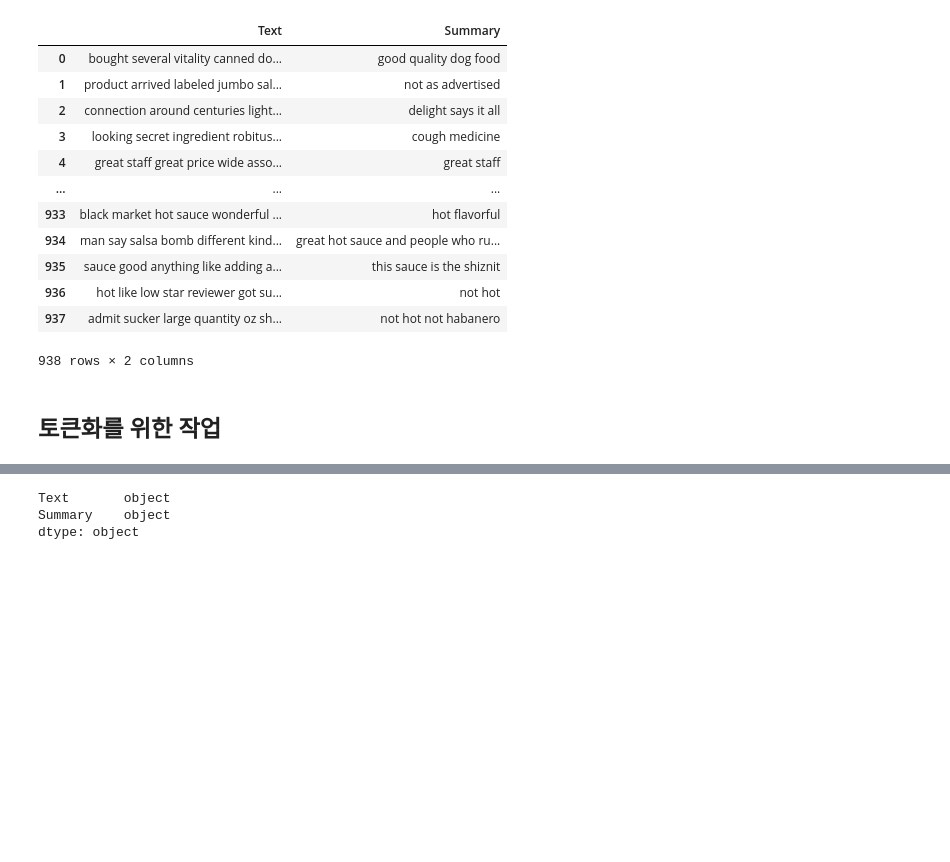
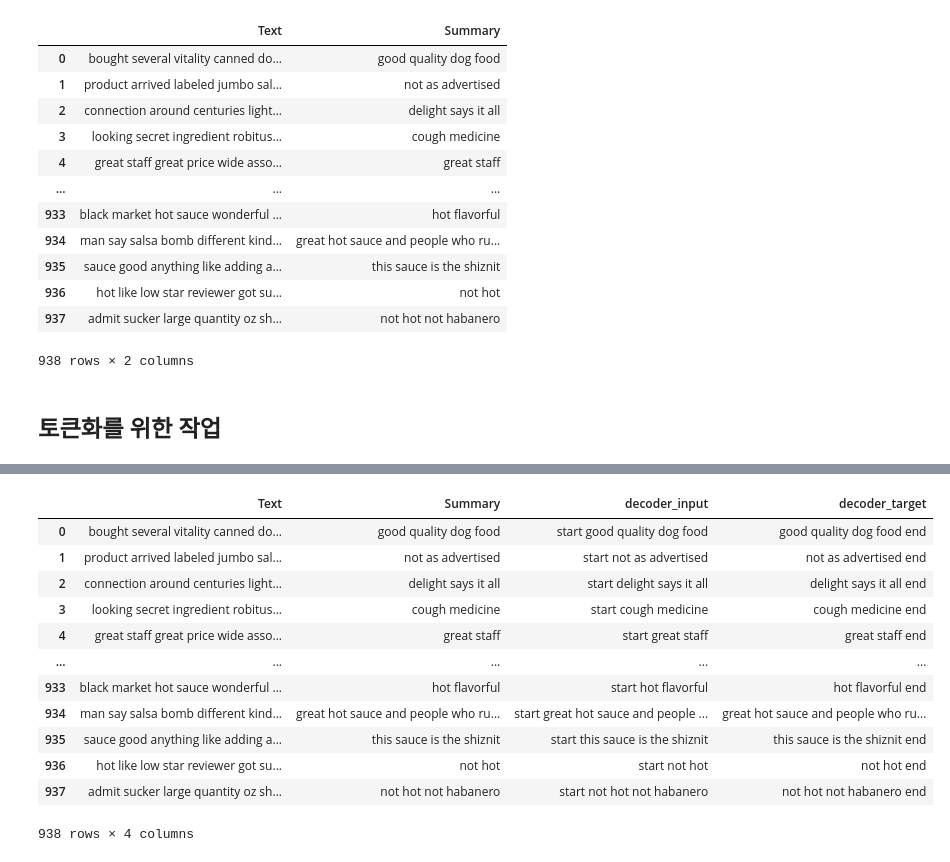
Before and after one commit to ksclown/DL_by_ksclown, a Jupyter notebook: Text Summarize.ipynb, the cells around one changed output, grey strips where cells are left out. Drawn from its saved outputs; the diff is of its cells as text; code cells hidden in the pictures; blank space fills up the shorter version.

```diff
--- a/Text Summarize.ipynb
+++ b/Text Summarize.ipynb
@@ -497,9 +502,21 @@ Summary    object
 dtype: object
-# %%
-# 데이터 타입 str으로 변환
-review_df = review_df.astype('str')
-review_df.dtypes
-# %% [output]
-Text       object
-Summary    object
-dtype: object
+# %%
+# 요약 데이터에는 시작 토큰과 종료 토큰을 추가한다.
+# seq2seq 모델은 들어가는 <Start>와 끝나는 <End>가 그래서 앞 뒤로 문장을 넣음
+review_df['decoder_input'] = review_df['Summary'].apply(lambda x : 'start '+ x)
+review_df['decoder_target'] = review_df['Summary'].apply(lambda x : x + ' end')
+review_df
+# %% [output]
+|  | Text | Summary | decoder_input | decoder_target |
+| 0 | bought several vitality canned do... | good quality dog food | start good quality dog food | good quality dog food end |
+| 1 | product arrived labeled jumbo sal... | not as advertised | start not as advertised | not as advertised end |
+| 2 | connection around centuries light... | delight says it all | start delight says it all | delight says it all end |
+| 3 | looking secret ingredient robitus... | cough medicine | start cough medicine | cough medicine end |
+| 4 | great staff great price wide asso... | great staff | start great staff | great staff end |
+| ... | ... | ... | ... | ... |
+| 933 | black market hot sauce wonderful ... | hot flavorful | start hot flavorful | hot flavorful end |
+| 934 | man say salsa bomb different kind... | great hot sauce and people who ru... | start great hot sauce and people ... | great hot sauce and people who ru... |
+| 935 | sauce good anything like adding a... | this sauce is the shiznit | start this sauce is the shiznit | this sauce is the shiznit end |
+| 936 | hot like low star reviewer got su... | not hot | start not hot | not hot end |
+| 937 | admit sucker large quantity oz sh... | not hot not habanero | start not hot not habanero | not hot not habanero end |
+938 rows × 4 columns
```
Also changed, not shown: parts of 36 cells of this notebook, 2 other files.
